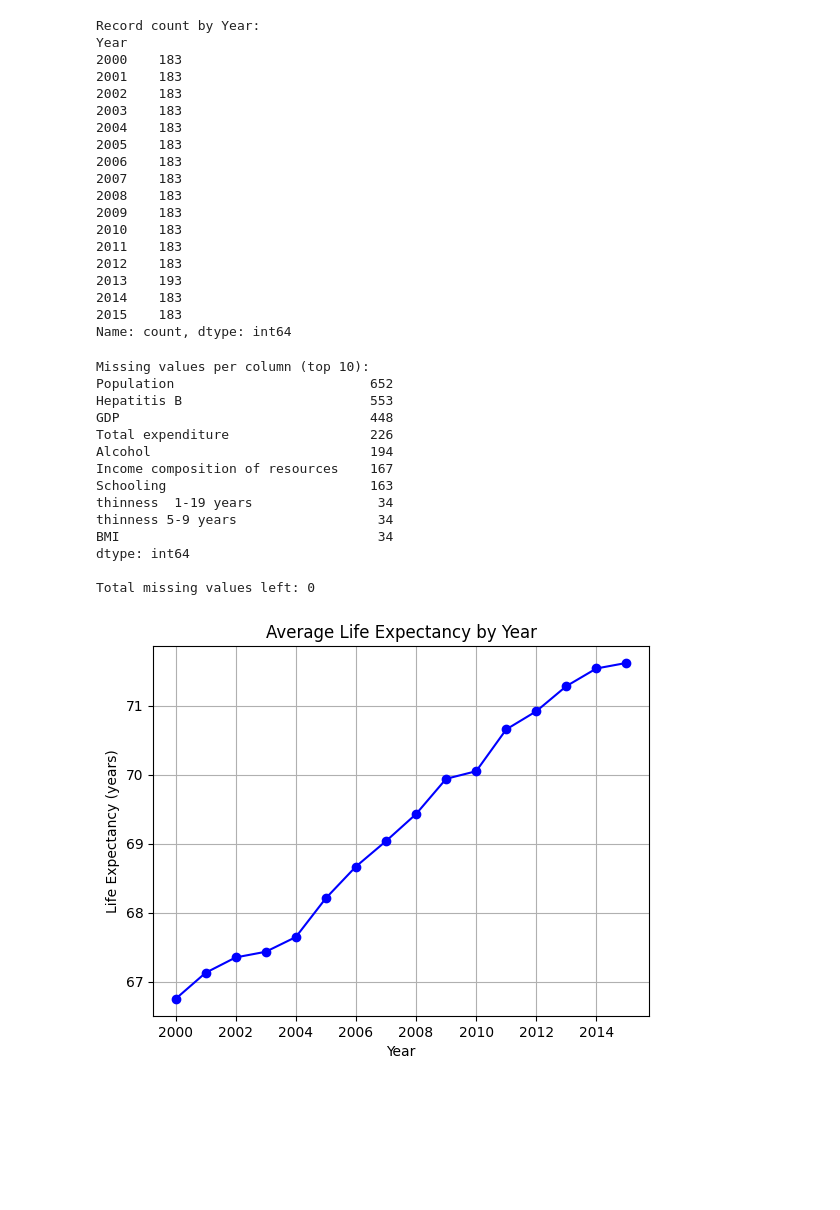
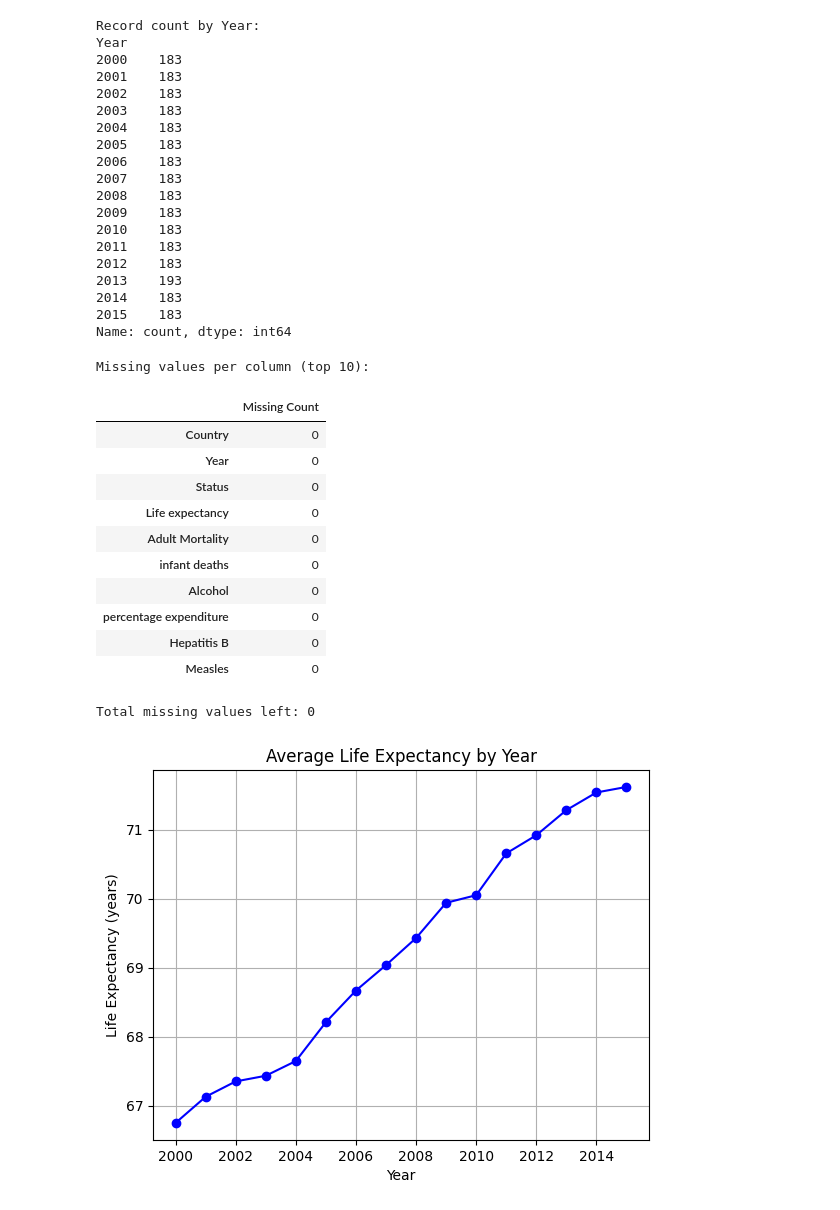
Before and after one commit to Himitpatel1/WHO-Life-Expectancy-Project, a Jupyter notebook: Patel_Himit_InitialResults.ipynb, the cells around one changed output. Cells and saved outputs as stored; diff of their text form; code cells hidden in the pictures; blank space fills up the shorter version.

```diff
--- a/Patel_Himit_InitialResults.ipynb
+++ b/Patel_Himit_InitialResults.ipynb
@@ -67,34 +67,32 @@ Name: count, dtype: int64
 # %%
 # Handling Missing Values
 
 print("Missing values per column (top 10):")
-print(df.isna().sum().sort_values(ascending=False).head(10))
+display(df.isna().sum().sort_values(ascending=False).head(10).to_frame("Missing Count"))
 
 # Fill numeric columns with their median value
 num_cols = df.select_dtypes(include="number").columns
 df[num_cols] = df[num_cols].fillna(df[num_cols].median())
 
 cat_cols = df.select_dtypes(exclude="number").columns
 for c in cat_cols:
     df[c] = df[c].fillna(df[c].mode()[0])
 
-
 print("\nTotal missing values left:", df.isna().sum().sum())
 # %% [output]
 Missing values per column (top 10):
-Population                         652
-Hepatitis B                        553
-GDP                                448
-Total expenditure                  226
-Alcohol                            194
-Income composition of resources    167
-Schooling                          163
-thinness  1-19 years                34
-thinness 5-9 years                  34
-BMI                                 34
-dtype: int64
-
-Total missing values left: 0
+|  | Missing Count |
+| Country | 0 |
+| Year | 0 |
+| Status | 0 |
+| Life expectancy | 0 |
+| Adult Mortality | 0 |
+| infant deaths | 0 |
+| Alcohol | 0 |
+| percentage expenditure | 0 |
+| Hepatitis B | 0 |
+| Measles | 0 |
+Total missing values left: 0
 # %%
 import matplotlib.pyplot as plt
 # Plot 1 Average Life Expectancy by Year
```
Also changed, not shown: parts of 1 cell of this notebook.
